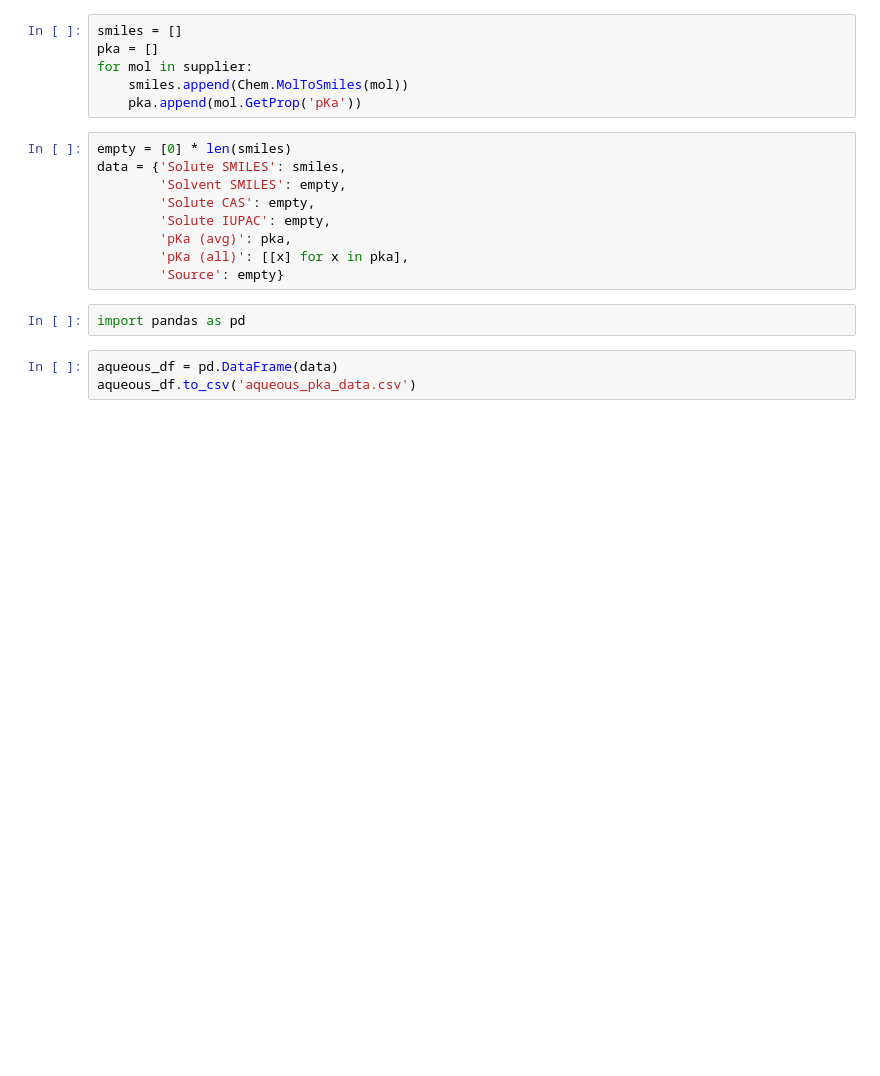
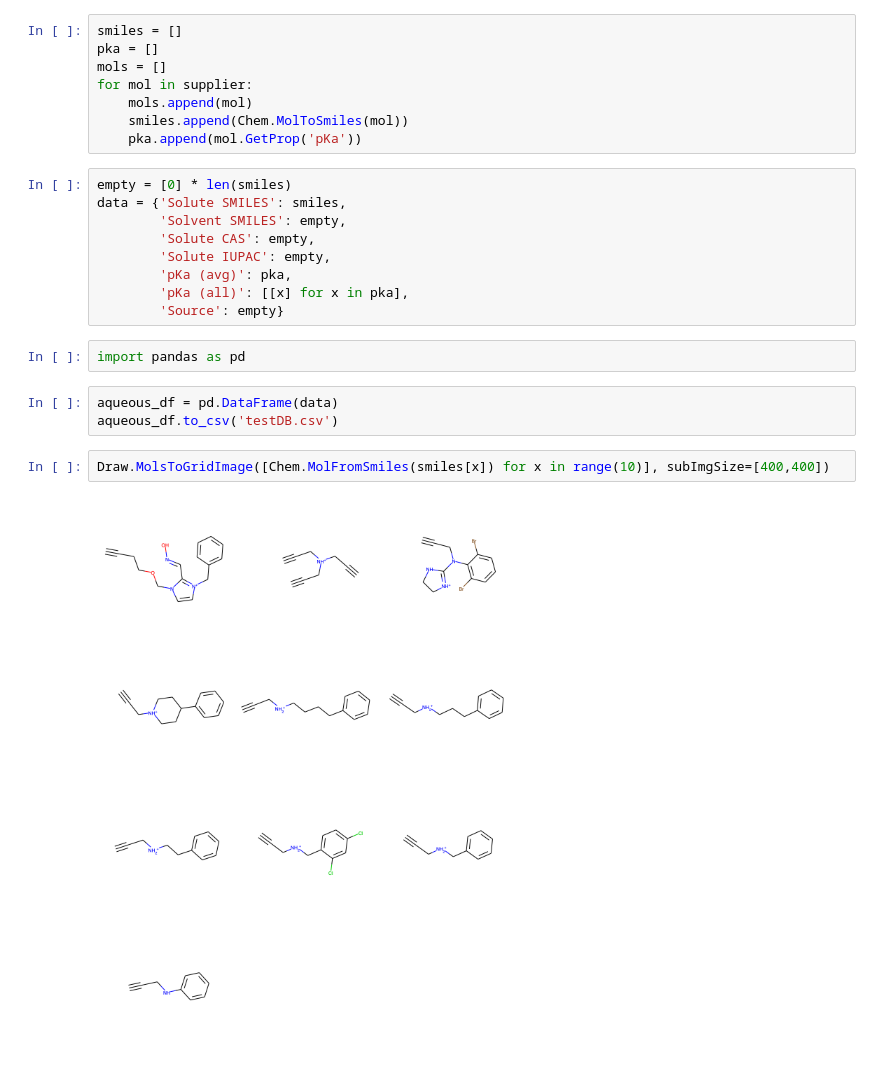
Before and after one commit to saratanov/git_honours, a Jupyter notebook: data_extraction/Untitled.ipynb, the cells around one changed output. Drawn from its saved outputs; the diff is of its cells as text; blank space fills up the shorter version.

```diff
--- a/data_extraction/Untitled.ipynb
+++ b/data_extraction/Untitled.ipynb
@@ -7,7 +6,9 @@ supplier = Chem.SDMolSupplier('testDB.sdf')
 # %%
 smiles = []
 pka = []
+mols = []
 for mol in supplier:
+    mols.append(mol)
     smiles.append(Chem.MolToSmiles(mol))
     pka.append(mol.GetProp('pKa'))
 # %%
@@ -23,4 +24,8 @@ data = {'Solute SMILES': smiles,
 import pandas as pd
 # %%
 aqueous_df = pd.DataFrame(data)
-aqueous_df.to_csv('aqueous_pka_data.csv')
+aqueous_df.to_csv('testDB.csv')
+# %%
+Draw.MolsToGridImage([Chem.MolFromSmiles(smiles[x]) for x in range(10)], subImgSize=[400,400])
+# %% [output]
+[figure, added]
```
Also changed, not shown: parts of 1 cell of this notebook, 40 other files.
